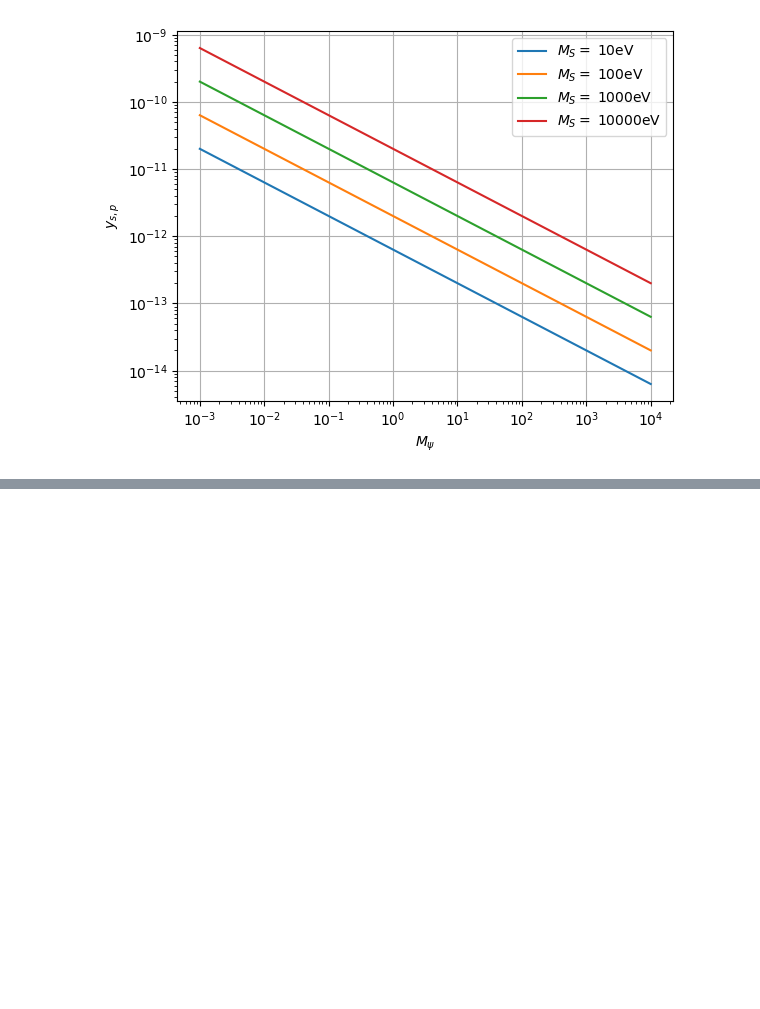
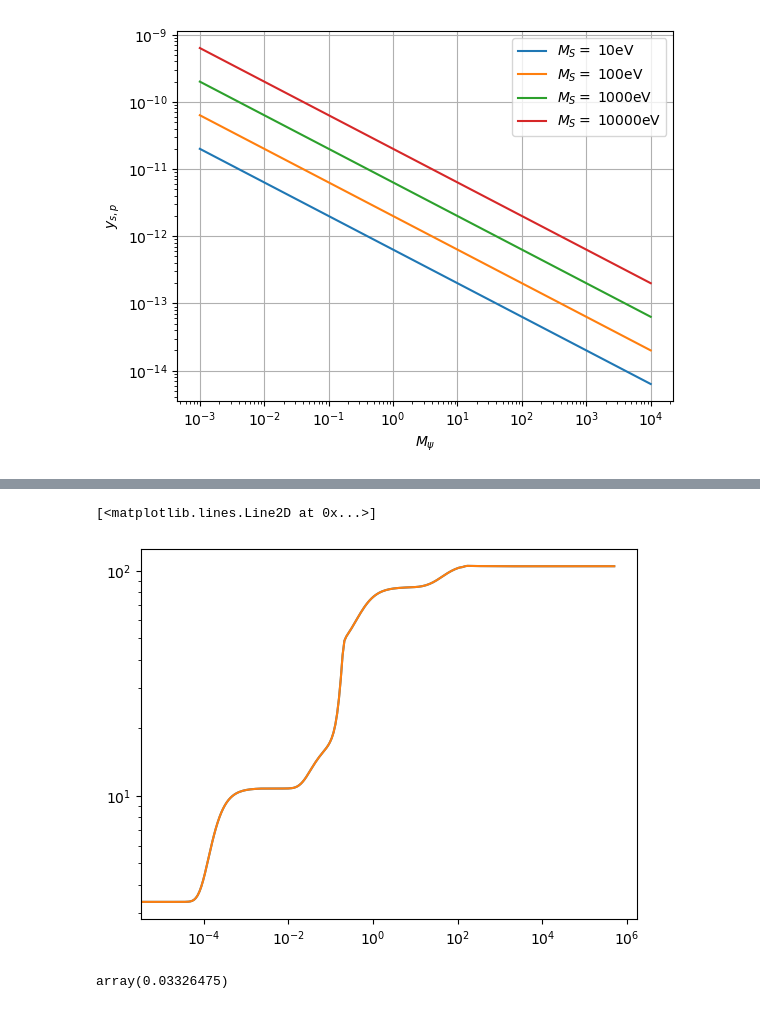
Before and after one commit to SantiagoJulioD/Trabajo_de_grado, a Jupyter notebook: FIMP_fermion/FIMP_fermion.ipynb, the cells around one changed output, grey strips where cells are left out. Drawn from its saved outputs; the diff is of its cells as text; code cells hidden in the pictures; blank space fills up the shorter version.

```diff
--- a/FIMP_fermion/FIMP_fermion.ipynb
+++ b/FIMP_fermion/FIMP_fermion.ipynb
@@ -55,0 +93,6 @@ plt.show()
+# %%
+plt.loglog(rdof['Temp'],rdof['g_rho'])
+plt.loglog(rdof['Temp'],gstar_rho(rdof['Temp']))
+# %% [output]
+[<matplotlib.lines.Line2D at 0x...>]
+[figure, added]
@@ -60,0 +117,4 @@ def Ypsi(Mpsi,MS,ys,yp,gS):
+# %%
+Omegapsi(1.,2000.,1e-11,1e-11,1)
+# %% [output]
+array(0.03326475)
```
Also changed, not shown: parts of 17 cells of this notebook, 1 other file.
